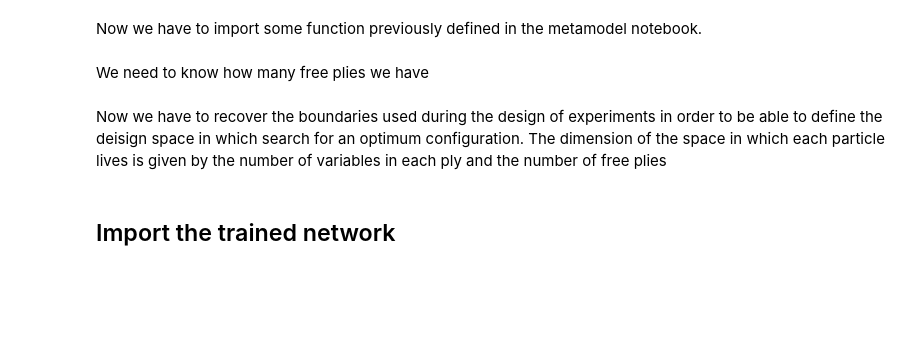
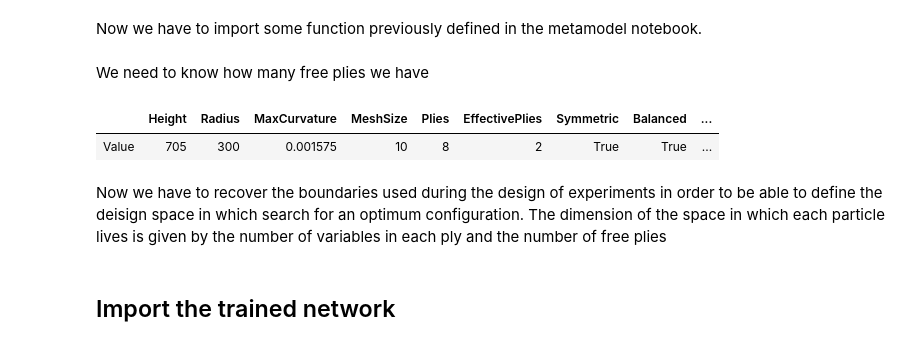
Before and after one commit to 0xstepit/vs-abaqus-ann-pso, a Jupyter notebook: optimizer/PSO.ipynb, the cells around one changed output. Drawn from its saved outputs; the diff is of its cells as text; code cells hidden in the pictures; blank space fills up the shorter version.

```diff
--- a/optimizer/PSO.ipynb
+++ b/optimizer/PSO.ipynb
@@ -78,10 +78,14 @@ We need to know how many free plies we have
 # %%
 info = pd.read_csv(input_folder + 'model_info.csv', sep=",")
 info.index = ['Value']
 eff_plies = int(info['EffectivePlies'].values)
 h = info['Height'].values
 mesh_size = info['MeshSize'].values
-k_max = np.round(1 / info['MaxCurvature'].values)
+k_max = info['MaxCurvature'].values
+info
+# %% [output]
+|  | Height | Radius | MaxCurvature | MeshSize | Plies | EffectivePlies | Symmetric | Balanced | ... |
+| Value | 705 | 300 | 0.001575 | 10 | 8 | 2 | True | True | ... |
 # %% [markdown]
 Now we have to recover the boundaries used during the design of experiments in order to be able to define the deisign space in which search for an optimum configuration. The dimension of the space in which each particle lives is given by the number of variables in each ply and the number of free plies
 # %%
```
Also changed, not shown: parts of 5 cells of this notebook, 2 other files.
